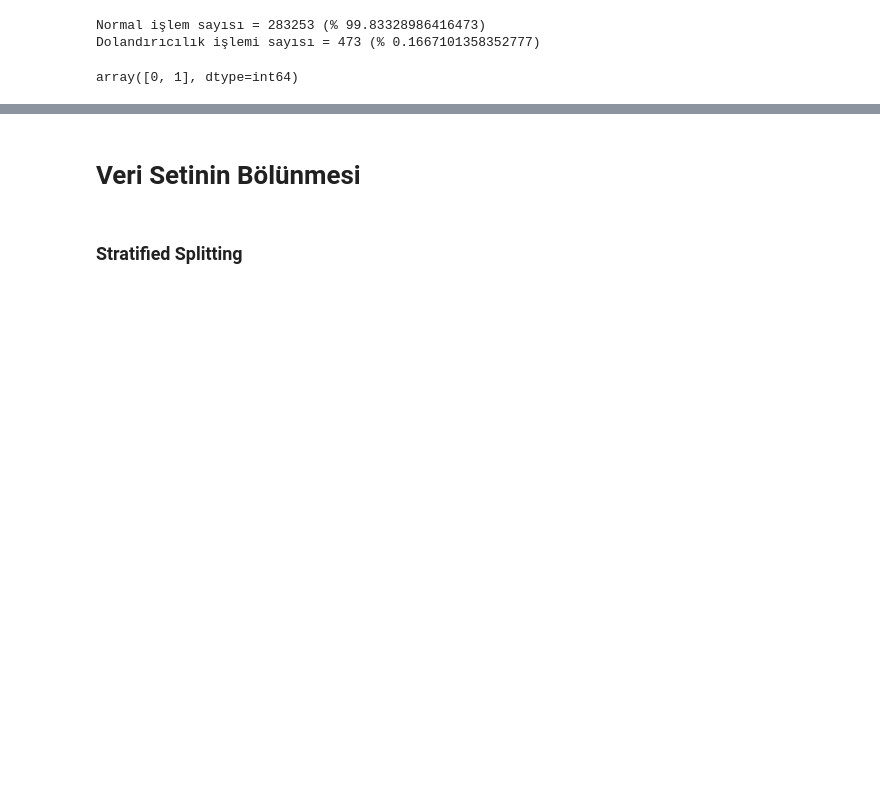
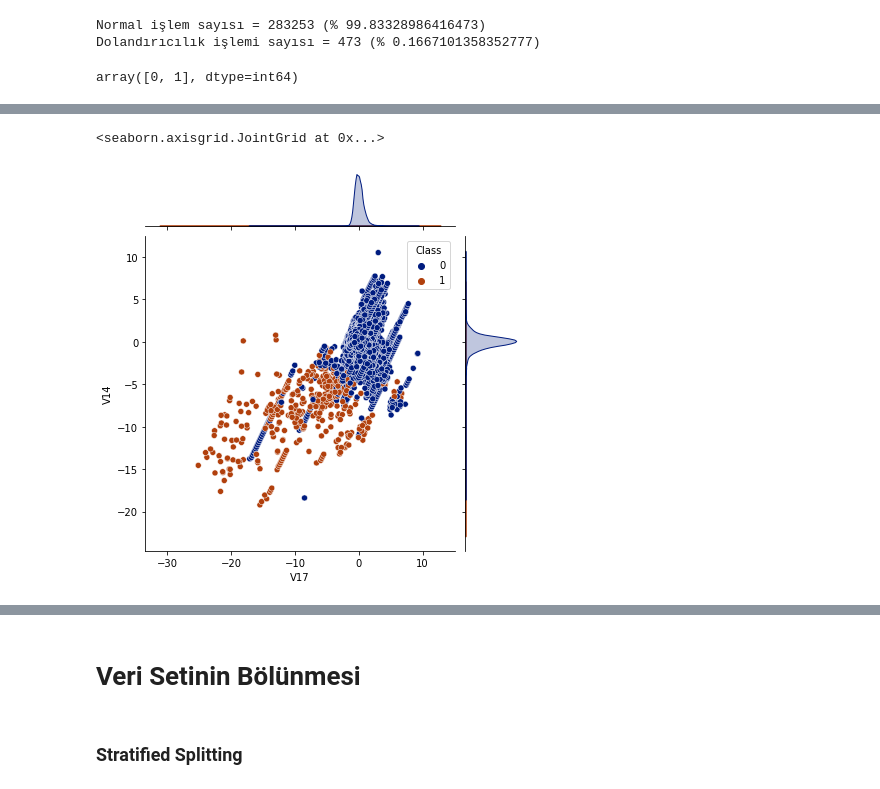
Before and after one commit to Tek-nr/AI-Based-Fraud-Detection, a Jupyter notebook: creditcard.ipynb, the cells around one changed output, grey strips where cells are left out. Drawn from its saved outputs; the diff is of its cells as text; code cells hidden in the pictures; blank space fills up the shorter version.

```diff
--- a/creditcard.ipynb
+++ b/creditcard.ipynb
@@ -303,0 +254,5 @@ array([0, 1], dtype=int64)
+# %%
+sns.jointplot(x='V17', y='V14',hue='Class', data=df, palette = 'dark')
+# %% [output]
+<seaborn.axisgrid.JointGrid at 0x...>
+[figure, added]
```
Also changed, not shown: parts of 117 cells of this notebook.
